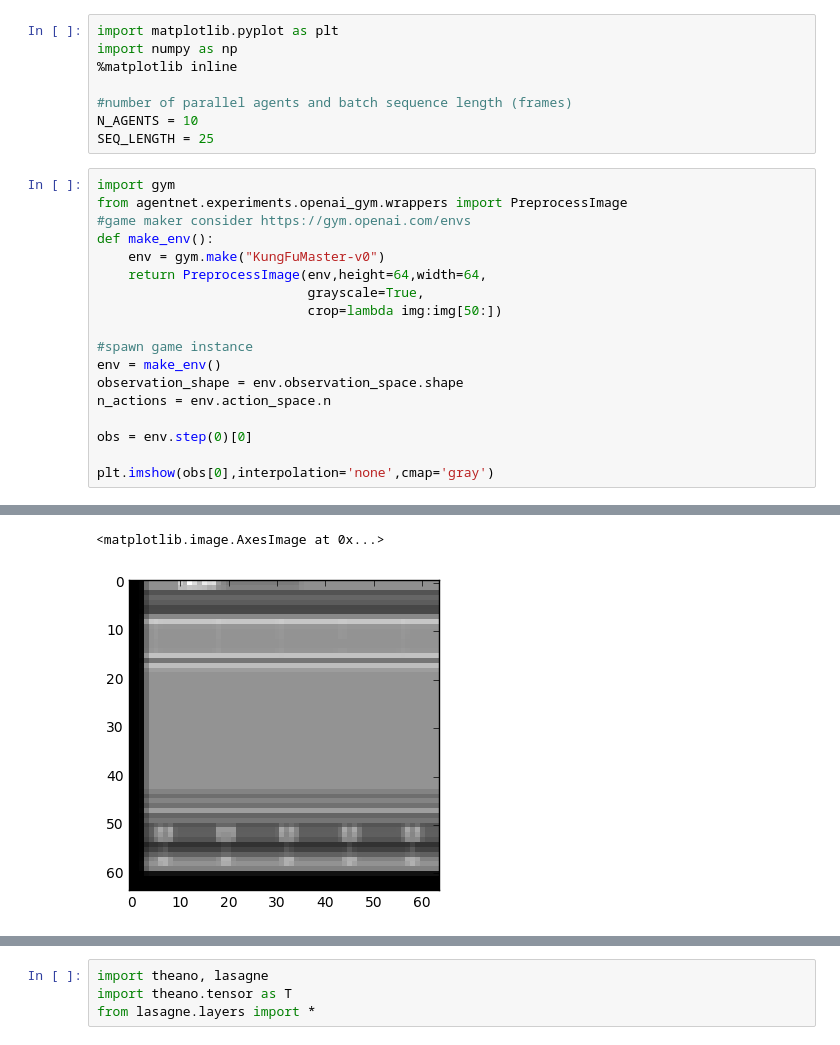
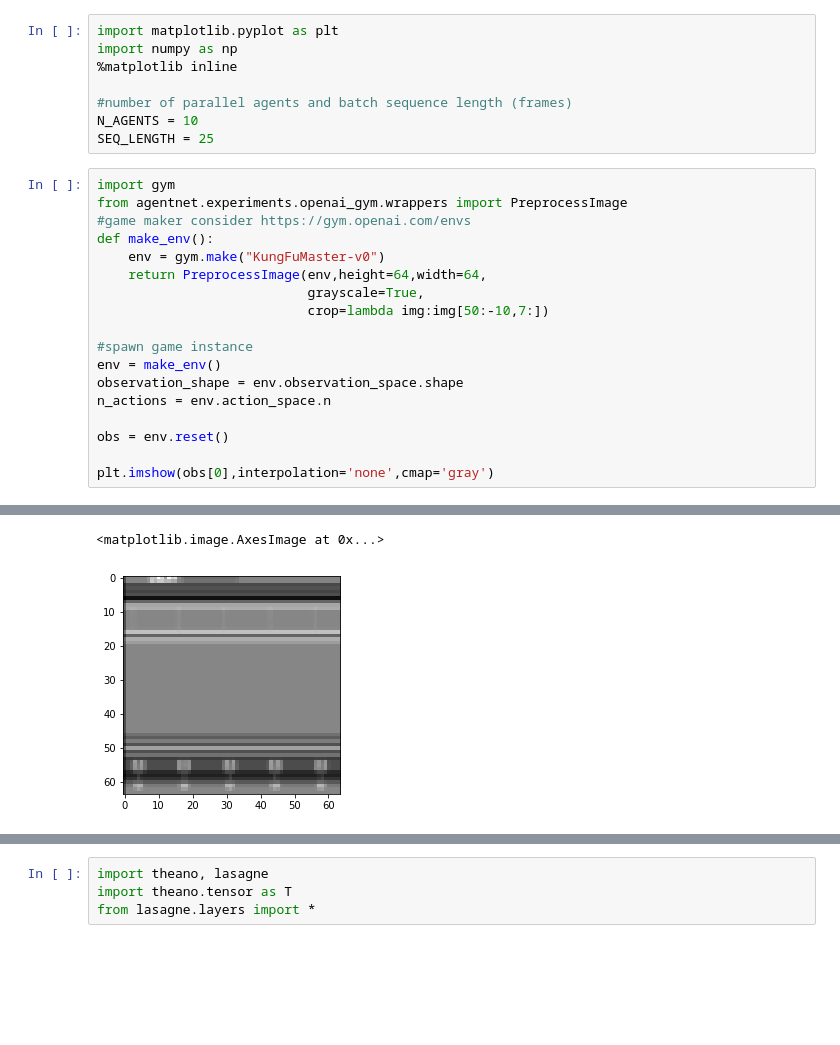
Before and after one commit to yandexdataschool/AgentNet, a Jupyter notebook: examples/Deep Kung-Fu with GRUs and A2c algorithm (OpenAI Gym).ipynb, the cells around one changed output, grey strips where cells are left out. Saved outputs shown, nothing was run; the diff lists cells and outputs as text; blank space fills up the shorter version.

```diff
--- a/examples/Deep Kung-Fu with GRUs and A2c algorithm (OpenAI Gym).ipynb
+++ b/examples/Deep Kung-Fu with GRUs and A2c algorithm (OpenAI Gym).ipynb
@@ -36,14 +36,14 @@ def make_env():
     env = gym.make("KungFuMaster-v0")
     return PreprocessImage(env,height=64,width=64,
                            grayscale=True,
-                           crop=lambda img:img[50:])
+                           crop=lambda img:img[50:-10,7:])
 
 #spawn game instance
 env = make_env()
 observation_shape = env.observation_space.shape
 n_actions = env.action_space.n
 
-obs = env.step(0)[0]
+obs = env.reset()
 
 plt.imshow(obs[0],interpolation='none',cmap='gray')
 # %% [output]
@@ -52,5 +55,5 @@ Using gpu device 0: GeForce GTX 1080 (CNMeM is enabled with initial size: 45.0%
 <matplotlib.image.AxesImage at 0x...>
-[figure, old version]
+[figure, new version]
 # %% [markdown]
 # Basic agent setup
 Here we define a simple agent that maps game images into Qvalues using simple convolutional neural network.
```
Also changed, not shown: parts of 13 cells of this notebook, 2 other files.
